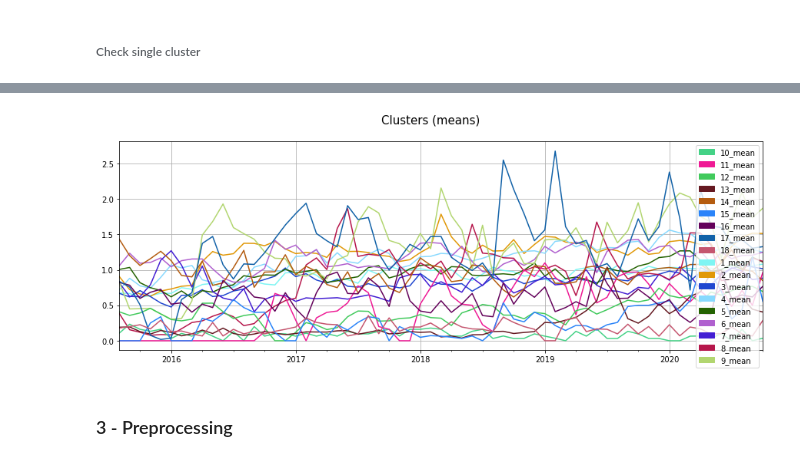
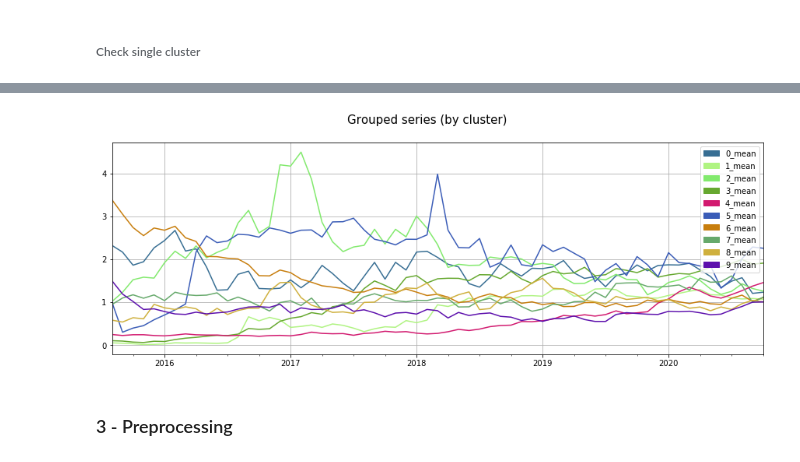
Before and after one commit to mdipietro09/DataScience_ArtificialIntelligence_Utils, a Jupyter notebook: time_series/example_multiple_series.ipynb, the cells around one changed output, grey strips where cells are left out. Saved outputs shown, nothing was run; the diff lists cells and outputs as text; code cells hidden in the pictures.

```diff
--- a/time_series/example_multiple_series.ipynb
+++ b/time_series/example_multiple_series.ipynb
@@ -28,7 +28,7 @@ dtf.head()
 5 rows × 1919 columns
 # %%
 ## Randomly reduce number of ts
-dtf = dtf.drop_duplicates("item_id", keep='first').sample(1000).reset_index(drop=True)
+dtf = dtf.drop_duplicates("item_id", keep='first').head(1000).reset_index(drop=True)
 dtf = dtf.drop(["id","dept_id","state_id","store_id"], axis=1)
 dtf.head()
 # %% [output]
@@ -136,4 +193,4 @@ plot_multiple_ts(dtf_sum, dates, legend=True, lst_highlights=["mean"],
 # %%
 # Find clusters
-dtf_c = clustering_multiple_ts(dtf, dates, figsize=(15,5))
+dtf_c = clustering_multiple_ts(dtf, dates, k=10, figsize=(15,5))
 # %% [output]
@@ -205,9 +256,9 @@ dtf_sum
 # %%
 # Plot clusters
 plot_multiple_ts(dtf_sum, dates, color="ts", lst_colors=None, legend=True,
-                 title="Clusters (means)", figsize=(15,5))
+                 title="Grouped series (by cluster)", figsize=(15,5))
 # %% [output]
-[figure, old version]
+[figure, new version]
 # %%
 # -> I will work with the means series.
 # %% [markdown]
```
Also changed, not shown: parts of 28 cells of this notebook, 4 other files.
